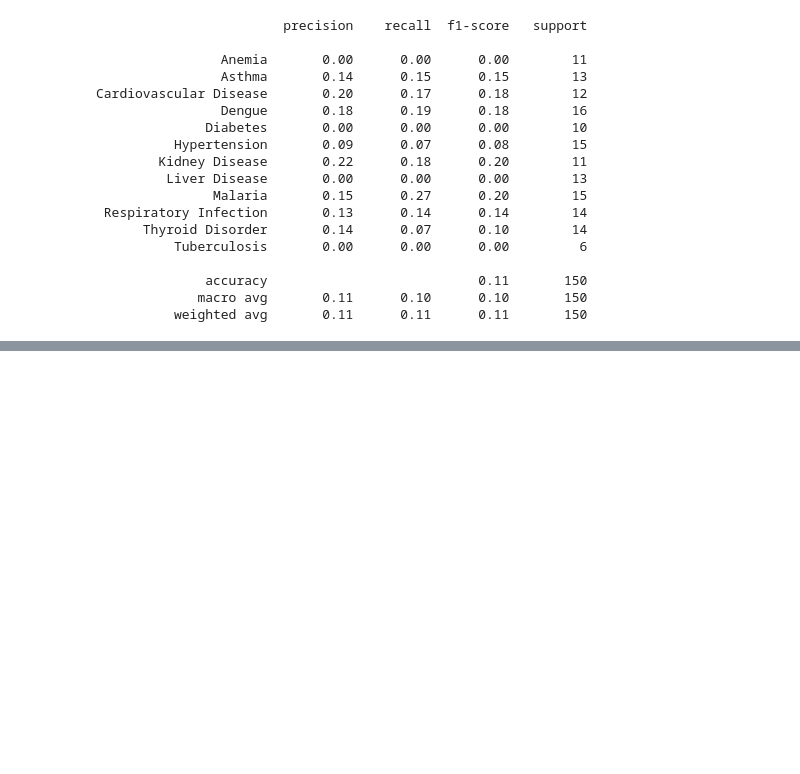
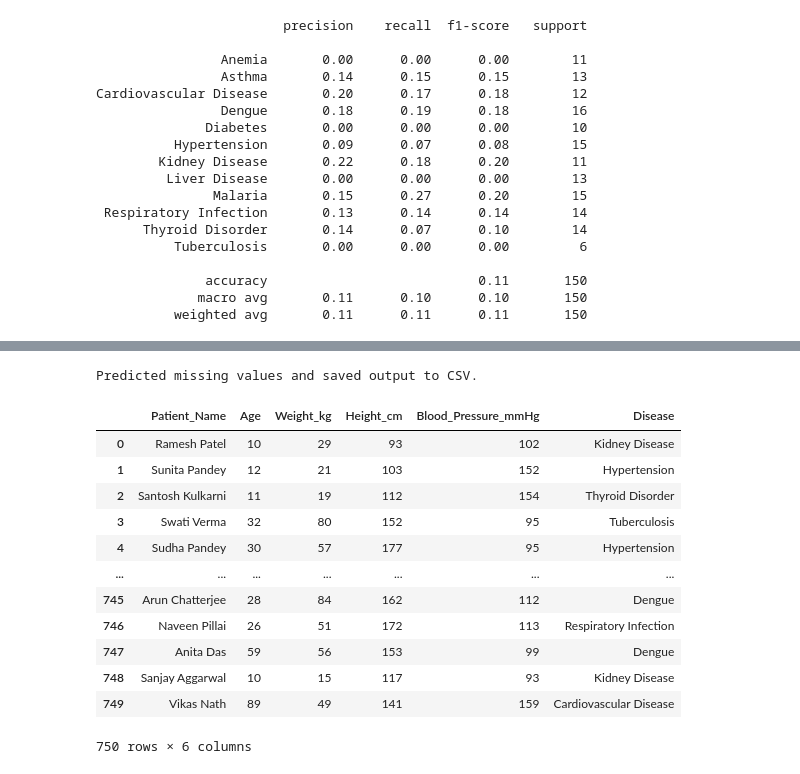
Before and after one commit to Sakib-Dalal/General_Disease_Diagnosis_Model, a Jupyter notebook: Notebook/JupyterNoteBook/main.ipynb, the cells around one changed output, grey strips where cells are left out. Saved outputs shown, nothing was run; the diff lists cells and outputs as text; code cells hidden in the pictures; blank space fills up the shorter version.

Commit message:
final prediction

```diff
--- a/Notebook/JupyterNoteBook/main.ipynb
+++ b/Notebook/JupyterNoteBook/main.ipynb
@@ -1970,0 +1939,77 @@ print("Best Parameters:", grid_search.best_params_)
+# %%
+import pandas as pd
+from sklearn.model_selection import train_test_split
+from sklearn.preprocessing import OrdinalEncoder, MinMaxScaler
+from sklearn.ensemble import RandomForestClassifier
+from sklearn.pipeline import Pipeline
+from sklearn.multiclass import OneVsRestClassifier
+from sklearn.metrics import f1_score
+
+# Load dataset
+file_path = '../data/general_disease_diagnosis.csv'
+df = pd.read_csv(file_path)
+
+# Separate rows with and without missing 'Disease' values
+df_train = df.dropna(subset=['Disease']).head(750).copy()
+df_predict = df[df['Disease'].isnull()].copy()
+
+# Encode the target column 'Disease' for training
+encoder = OrdinalEncoder()
+df_train['Disease'] = encoder.fit_transform(df_train[['Disease']])
+
+# Drop 'Patient_Name' as it is irrelevant to the prediction
+X_train = df_train.drop(columns=['Disease', 'Patient_Name'])
+y_train = df_train['Disease']
+
+# Define the pipeline with scaling and classification
+model = Pipeline([
+    ('scaler', MinMaxScaler()),
+    ('classifier', OneVsRestClassifier(RandomForestClassifier(n_estimators=2000, random_state=42)))
+])
+
+# Train the model
+model.fit(X_train, y_train)
+
+# Predict missing 'Disease' values in df_predict
+X_predict = df_predict.drop(columns=['Disease', 'Patient_Name'])
+y_pred_missing = model.predict(X_predict)
+
+# Reverse the encoding to get original disease labels
+y_pred_missing_labels = encoder.inverse_transform(y_pred_missing.reshape(-1, 1)).ravel()
+
+df_train_inverse = encoder.inverse_transform(df_train[['Disease']])
+new_train_df = []
+for i in df_train_inverse:
+    new_train_df.append(i[0])
+# df_train_inverse[:][0][0]
+df_train["Disease"] = new_train_df
+
+# Fill in the missing 'Disease' values with predictions
+df_predict['Disease'] = y_pred_missing_labels
+
+# Combine the training data (with known 'Disease' values) and predictions
+df_combined = pd.concat([df_train, df_predict], axis=0)
+
+# Save the final DataFrame to a new CSV file
+output_path = '../data/prediction_final.csv'
+df_combined.to_csv(output_path, index=False)
+
+print("Predicted missing values and saved output to CSV.")
+# %% [output]
+Predicted missing values and saved output to CSV.
+# %%
+df_train
+# %% [output]
+|  | Patient_Name | Age | Weight_kg | Height_cm | Blood_Pressure_mmHg | Disease |
+| 0 | Ramesh Patel | 10 | 29 | 93 | 102 | Kidney Disease |
+| 1 | Sunita Pandey | 12 | 21 | 103 | 152 | Hypertension |
+| 2 | Santosh Kulkarni | 11 | 19 | 112 | 154 | Thyroid Disorder |
+| 3 | Swati Verma | 32 | 80 | 152 | 95 | Tuberculosis |
+| 4 | Sudha Pandey | 30 | 57 | 177 | 95 | Hypertension |
+| ... | ... | ... | ... | ... | ... | ... |
+| 745 | Arun Chatterjee | 28 | 84 | 162 | 112 | Dengue |
+| 746 | Naveen Pillai | 26 | 51 | 172 | 113 | Respiratory Infection |
+| 747 | Anita Das | 59 | 56 | 153 | 99 | Dengue |
+| 748 | Sanjay Aggarwal | 10 | 15 | 117 | 93 | Kidney Disease |
+| 749 | Vikas Nath | 89 | 49 | 141 | 159 | Cardiovascular Disease |
+750 rows × 6 columns
```
Also changed, not shown: parts of 17 cells of this notebook, 2 other files.
